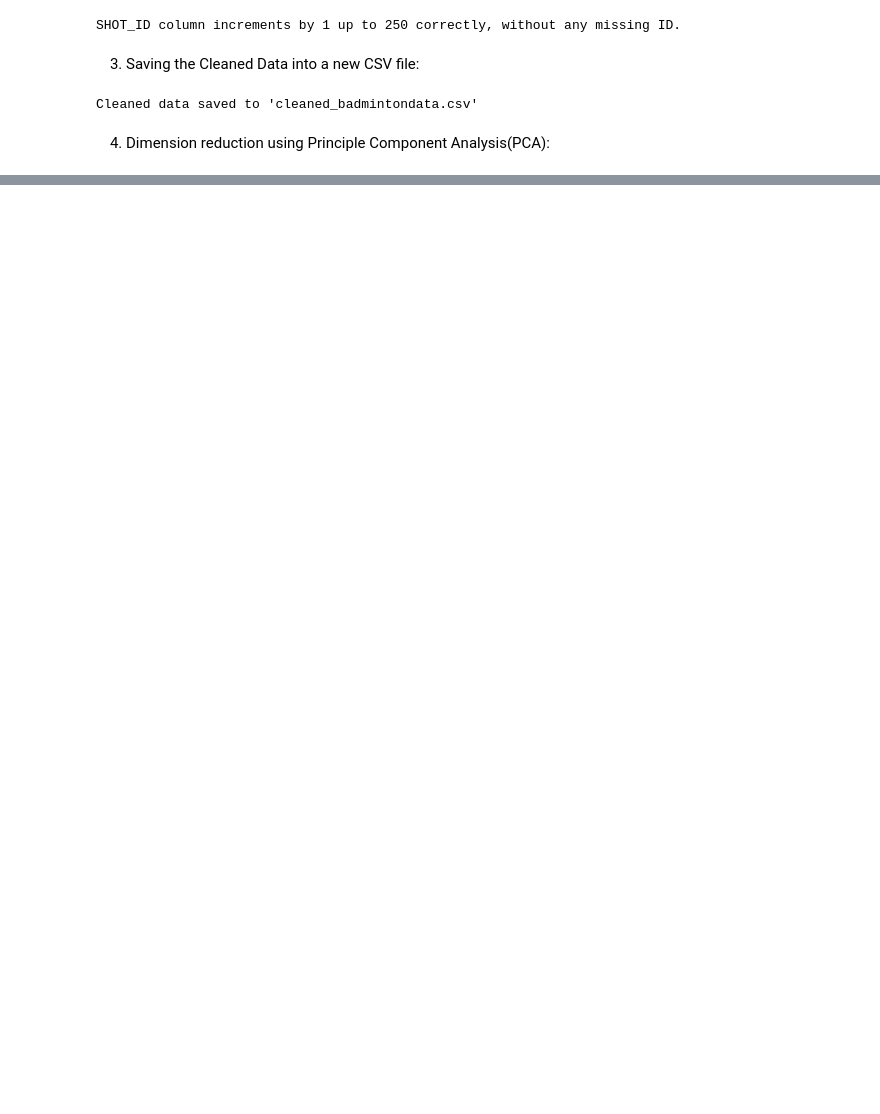
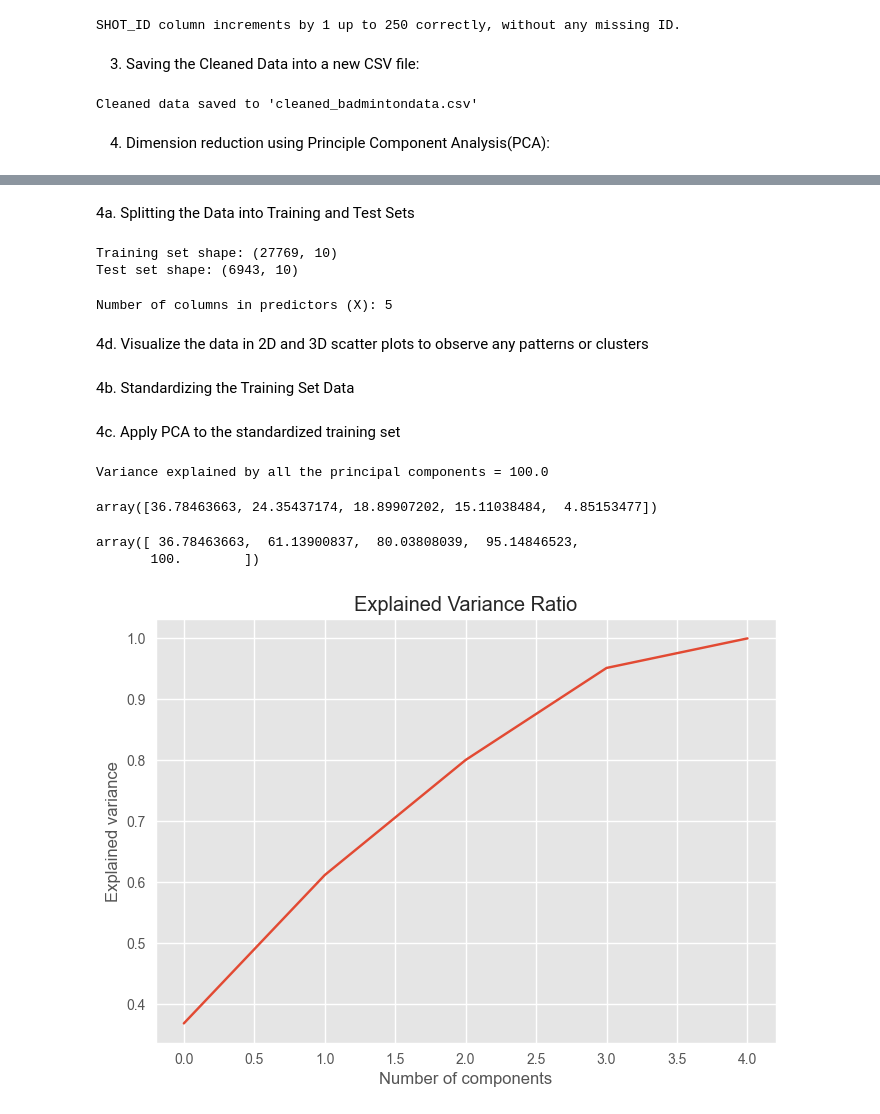
Before and after one commit to xunthongkkkkkk/DataAnalytics3005, a Jupyter notebook: data-preprocessing-badmintondata-jinwei/data-preprocessing-badmintondata.ipynb, the cells around one changed output, grey strips where cells are left out. Saved outputs shown, nothing was run; the diff lists cells and outputs as text; code cells hidden in the pictures; blank space fills up the shorter version.

```diff
--- a/data-preprocessing-badmintondata-jinwei/data-preprocessing-badmintondata.ipynb
+++ b/data-preprocessing-badmintondata-jinwei/data-preprocessing-badmintondata.ipynb
@@ -320,0 +345,76 @@ To be continue...
+# %% [markdown]
+4a. Splitting the Data into Training and Test Sets
+# %%
+import pandas as pd
+from sklearn.model_selection import train_test_split
+from sklearn.preprocessing import StandardScaler
+from sklearn.decomposition import PCA
+
+# Load data
+data = pd.read_csv('cleaned_badmintondata.csv')
+
+# Separate predictors (X) and target (y)
+X = data.drop(['HUMAN PLAYER POSITION (X) metres',
+               'HUMAN PLAYER POSITION (Y) metres',
+               'INITITAL VELOCITY OF SHUTTELCOCK(m/s)',
+               'INITIAL SHUTTELCOCK FIRING ANGLE (DEGREE)',
+               'SHUTTELCOCK SLANT ANGLE TO SIDELINE(DEGREE)'], axis=1)
+
+y = data[['SHUTTLECOCK POSITIION IN AIR(X ) metres',
+          'SHUTTLECOCK POSITIION IN AIR(Y) metres',
+          'SHUTTLECOCK POSITIION IN AIR(Z) metres']]
+
+# Split into training and testing sets
+X_train, X_test, y_train, y_test = train_test_split(X, y, test_size=0.2, random_state=42)
+print(f"Training set shape: {train_df.shape}")
+print(f"Test set shape: {test_df.shape}")
+# %% [output]
+Training set shape: (27769, 10)
+Test set shape: (6943, 10)
+# %%
+num_columns = X.shape[1]
+print(f"Number of columns in predictors (X): {num_columns}")
+# %% [output]
+Number of columns in predictors (X): 5
+# %% [markdown]
+4d. Visualize the data in 2D and 3D scatter plots to observe any patterns or clusters
+# %% [markdown]
+4b. Standardizing the Training Set Data
+# %%
+from sklearn.preprocessing import StandardScaler
+
+# Standardize the features
+scaler = StandardScaler()
+X_train_scaled = scaler.fit_transform(X_train)
+# %% [markdown]
+4c. Apply PCA to the standardized training set
+# %%
+from sklearn.decomposition import PCA
+import matplotlib.pyplot as plt
+
+# Create a PCA object
+pca = PCA()
+
+# Fit PCA to the training set
+pca.fit(X_train_scaled)
+
+print("Variance explained by all the principal components =", sum(pca.explained_variance_ratio_ * 100))
+# %% [output]
+Variance explained by all the principal components = 100.0
+# %%
+pca.explained_variance_ratio_ * 100
+# %% [output]
+array([36.78463663, 24.35437174, 18.89907202, 15.11038484,  4.85153477])
+# %%
+np.cumsum(pca.explained_variance_ratio_ * 100)
+# %% [output]
+array([ 36.78463663,  61.13900837,  80.03808039,  95.14846523,
+       100.        ])
+# %%
+plt.plot(np.cumsum(pca.explained_variance_ratio_))
+plt.title('Explained Variance Ratio')
+plt.xlabel('Number of components')
+plt.ylabel('Explained variance')
+plt.savefig('explained_variance_ratio_plot.png', dpi=100)
+# %% [output]
+[figure, added]
```
Also changed, not shown: parts of 12 cells of this notebook, 2 other files.
